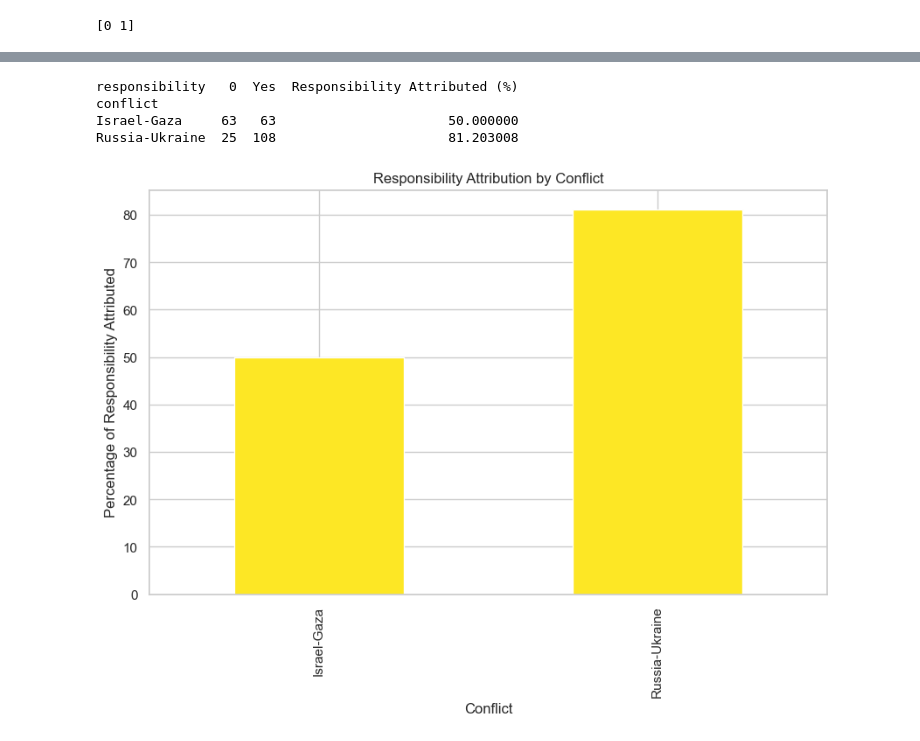
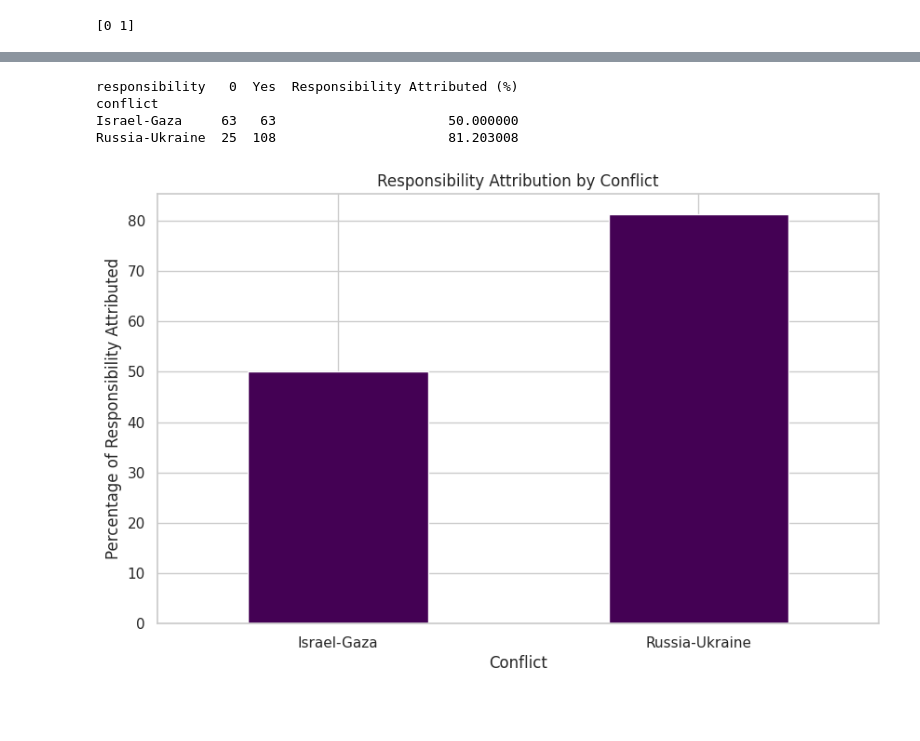
Before and after one commit to stechx1/ml-project, a Jupyter notebook: main_project.ipynb, the cells around one changed output, grey strips where cells are left out. Drawn from its saved outputs; the diff is of its cells as text; code cells hidden in the pictures; blank space fills up the shorter version.

```diff
--- a/main_project.ipynb
+++ b/main_project.ipynb
@@ -104,3 +104,7 @@ headlines_per_responsibility = dataset['responsibility'].value_counts()
   'Reuters': 50},
  'Headlines per Conflict': {'Russia - Ukraine': 136, 'Israel - Gaza': 126},
  'Headlines per Responsibility': {'Direct': 143, 'No': 89, 'Indirect': 30}}
+# %%
+# Merge responsibility classes into a single "Yes" class
+dataset['responsibility_merged'] = dataset['responsibility'].replace({"Direct": "Yes", "Indirect": "Yes"})
+print("Class Distribution After Merging:\n", dataset['responsibility_merged'].value_counts())
@@ -314,10 +361,10 @@ dataset_cleaned[['headline', 'spacy_cleaned_headline']].head()
 from sklearn.preprocessing import LabelEncoder
 
 label_encoders = {}
-for column in ['conflict', 'source', 'responsibility']:
+for column in ['conflict', 'source', 'responsibility', 'responsibility_merged']:
     le = LabelEncoder()
     dataset_cleaned[column] = le.fit_transform(dataset_cleaned[column])
-    label_encoders[column] = le  # Save the encoder for inverse transformation
+    label_encoders[column] = le
 
 dataset_cleaned['spacy_cleaned_headline'] = dataset_cleaned['spacy_cleaned_headline'].str.replace(r'\s+', ' ', regex=True).str.strip()
 
@@ -645,38 +726,39 @@ Russia - Ukraine       122        8         6
 # %%
-# Define mappings for conflicts and responsibilities
+# Define mappings for conflicts and responsibilities for plots
 conflict_mapping = {0: "Israel-Gaza", 1: "Russia-Ukraine"}
 responsibility_mapping = {1: "Yes", 2: "No"}
 
 # Responsibility attribution distribution by conflict
 responsibility_dist = dataset_cleaned.groupby(['conflict', 'responsibility']).size().unstack(fill_value=0)
 
 # Rename index (conflict) and columns (responsibility)
 responsibility_dist = responsibility_dist.rename(index=conflict_mapping, columns=responsibility_mapping)
 
 # Add the percentage column
 responsibility_dist['Responsibility Attributed (%)'] = (
     responsibility_dist["Yes"] / responsibility_dist.sum(axis=1)
 ) * 100
 
 print(responsibility_dist)
 
 # Visualize
 responsibility_dist[['Responsibility Attributed (%)']].plot(
     kind='bar',
     figsize=(10, 6),
-    colormap="viridis_r",
+    colormap="viridis",
     legend=False
 )
 plt.title("Responsibility Attribution by Conflict")
 plt.xlabel("Conflict")
+plt.xticks(rotation=0)
 plt.ylabel("Percentage of Responsibility Attributed")
 plt.show()
 # %% [output]
 responsibility   0  Yes  Responsibility Attributed (%)
 conflict
 Israel-Gaza     63   63                      50.000000
 Russia-Ukraine  25  108                      81.203008
-[figure, old version]
+[figure, new version]
 # %%
 # Entity extraction
 def extract_entities(text, label_type="GPE"):
```
Also changed, not shown: parts of 32 cells of this notebook, 3 other files.
